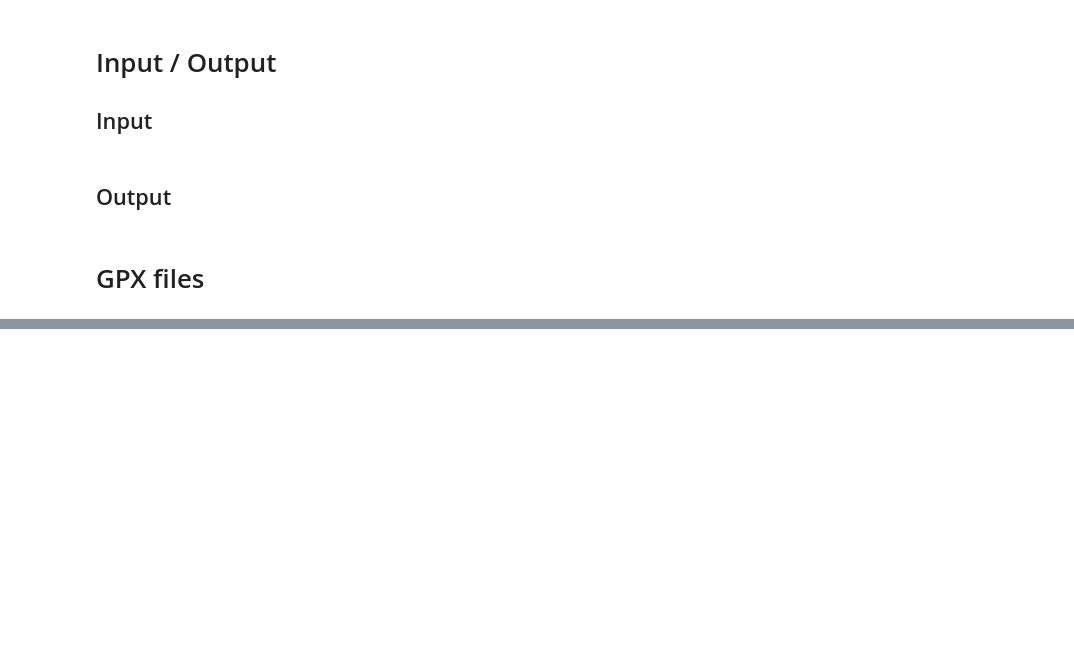
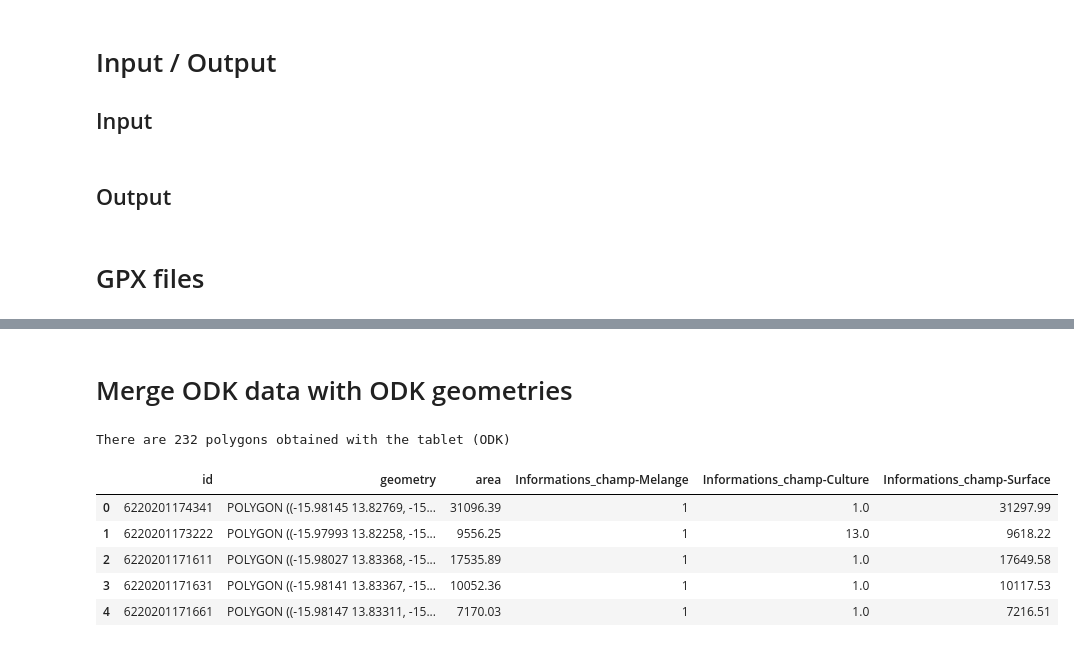
Before and after one commit to nicolasdeffense/eo-toolbox, a Jupyter notebook: notebooks_working/EOStat/clean_in_situ_senegal.ipynb, the cells around one changed output, grey strips where cells are left out. Saved outputs shown, nothing was run; the diff lists cells and outputs as text; code cells hidden in the pictures; blank space fills up the shorter version.

```diff
--- a/notebooks_working/EOStat/clean_in_situ_senegal.ipynb
+++ b/notebooks_working/EOStat/clean_in_situ_senegal.ipynb
@@ -153,0 +143,26 @@ odk_gdf.head()
+# %%
+odk_gdf = gpd.read_file(odk_shp)
+
+odk_gdf['geometry'] = [Polygon(mapping(x)['coordinates']) for x in odk_gdf.geometry]
+
+odk_gdf['id'] = odk_gdf['id-Commune'].astype(str) + odk_gdf['id-Distric'].astype(str) + odk_gdf['id-Concess'].astype(str) + odk_gdf['id-Menage'].astype(str) + odk_gdf['id-Parcell'].astype(str)
+
+#odk_gdf = odk_gdf[['id','Informations_champ-Melange','Informations_champ-Culture','Informations_champ-Surface','geometry']]
+
+odk_gdf['geometry'] = odk_gdf.buffer(0)
+
+
+odk_gdf = odk_gdf[['id','geometry']]
+
+odk_gdf = odk_gdf.to_crs(epsg=32628)
+
+odk_gdf['area'] = odk_gdf['geometry'].area.round(2)
+
+odk_gdf = odk_gdf.to_crs(epsg=4326)
+
+odk_gdf = odk_gdf.drop_duplicates(subset=['id'])
+
+
+print(f'There are {len(odk_gdf)} polygons obtained with the tablet (ODK)')
+
+odk_gdf.head()
@@ -153,0 +177,16 @@ odk_gdf.head()
+# %% [markdown]
+# Merge ODK data with ODK geometries
+# %%
+odk_with_data_gdf = odk_gdf.merge(odk_df, on='id')
+
+print(f'There are {len(odk_with_data_gdf)} polygons obtained with the tablet (ODK)')
+
+odk_with_data_gdf.head()
+# %% [output]
+There are 232 polygons obtained with the tablet (ODK)
+|  | id | geometry | area | Informations_champ-Melange | Informations_champ-Culture | Informations_champ-Surface |
+| 0 | 6220201174341 | POLYGON ((-15.98145 13.82769, -15... | 31096.39 | 1 | 1.0 | 31297.99 |
+| 1 | 6220201173222 | POLYGON ((-15.97993 13.82258, -15... | 9556.25 | 1 | 13.0 | 9618.22 |
+| 2 | 6220201171611 | POLYGON ((-15.98027 13.83368, -15... | 17535.89 | 1 | 1.0 | 17649.58 |
+| 3 | 6220201171631 | POLYGON ((-15.98141 13.83367, -15... | 10052.36 | 1 | 1.0 | 10117.53 |
+| 4 | 6220201171661 | POLYGON ((-15.98147 13.83311, -15... | 7170.03 | 1 | 1.0 | 7216.51 |
```
Also changed, not shown: parts of 25 cells of this notebook, 2 other files.
